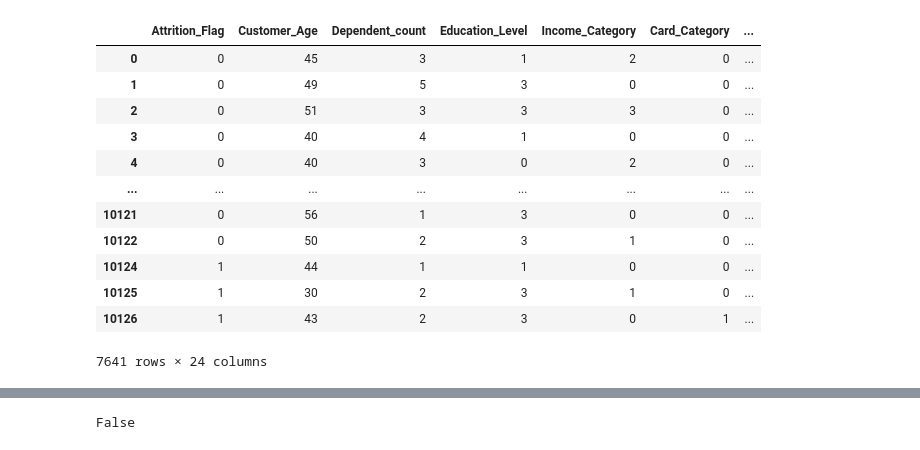
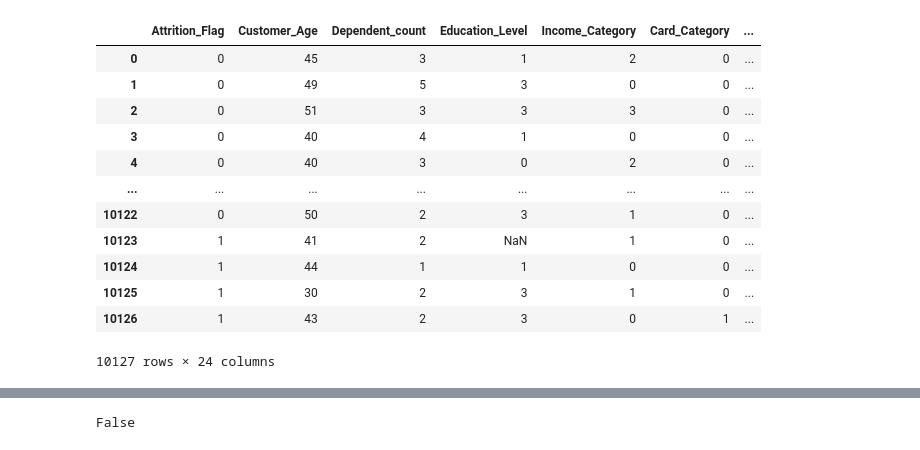
Before and after one commit to franciscoliu/Customer_churning, a Jupyter notebook: final_project.ipynb, the cells around one changed output, grey strips where cells are left out. Saved outputs shown, nothing was run; the diff lists cells and outputs as text; code cells hidden in the pictures.

```diff
--- a/final_project.ipynb
+++ b/final_project.ipynb
@@ -15,46 +64,45 @@ from sklearn.ensemble import BaggingClassifier, RandomForestClassifier, AdaBoost
 # %%
-bank_data = pd.read_csv("BankChurners.csv").drop(columns = ['CLIENTNUM'])
+bank_data2 = bank_data
 
 #Transfer card category to integers, because there is a hierarical relationship
 card_cate_map = {'Blue': 0, 'Silver': 1, 'Gold':2, 'Platinum': 3}
-for i in range(len(bank_data['Card_Category'])):
+for i in range(len(bank_data2['Card_Category'])):
     for j in card_cate_map:
-        if bank_data['Card_Category'][i] == j:
-            bank_data.at[i, 'Card_Category'] = card_cate_map[j]
+        if bank_data2['Card_Category'][i] == j:
+            bank_data2.at[i, 'Card_Category'] = card_cate_map[j]
 
 #Transfer education category to integers, because there is a hierarical relationship
-education_cate_map = {'Unknown':None,'Uneducated':0,'High School':1,'College':2,'Graduate':3,'Post-Graduate':4, 'Doctorate':5 }
-for i in range(len(bank_data['Education_Level'])):
+education_cate_map = {'Unknown':np.nan,'Uneducated':0,'High School':1,'College':2,'Graduate':3,'Post-Graduate':4, 'Doctorate':5 }
+for i in range(len(bank_data2['Education_Level'])):
     for j in education_cate_map:
-        if bank_data['Education_Level'][i] == j:
-            bank_data.at[i, 'Education_Level'] = education_cate_map[j]
+        if bank_data2['Education_Level'][i] == j:
+            bank_data2.at[i, 'Education_Level'] = education_cate_map[j]
 
-income_cate_map = {'Unknown': None, 'Less than $40K': 0, '$40K - $60K': 1, '$60K - $80K': 2, '$80K - $120K':3, '$120K +': 4}
-for i in range(len(bank_data['Income_Category'])):
+income_cate_map = {'Unknown': np.nan, 'Less than $40K': 0, '$40K - $60K': 1, '$60K - $80K': 2, '$80K - $120K':3, '$120K +': 4}
+for i in range(len(bank_data2['Income_Category'])):
     for j in income_cate_map:
-        if bank_data['Income_Category'][i] == j:
-            bank_data.at[i, 'Income_Category'] = income_cate_map[j]
+        if bank_data2['Income_Category'][i] == j:
+            bank_data2.at[i, 'Income_Category'] = income_cate_map[j]
 
 attrition_flag_map = {'Existing Customer': 0, 'Attrited Customer': 1}
-for i in range(len(bank_data['Attrition_Flag'])):
+for i in range(len(bank_data2['Attrition_Flag'])):
     for j in attrition_flag_map:
-        if bank_data['Attrition_Flag'][i] == j:
-            bank_data.at[i, 'Attrition_Flag'] = attrition_flag_map[j]
+        if bank_data2['Attrition_Flag'][i] == j:
+            bank_data2.at[i, 'Attrition_Flag'] = attrition_flag_map[j]
 
-data = pd.get_dummies(bank_data, columns = ['Gender','Marital_Status'])
-data = data.dropna()
-data
+data_pd = pd.get_dummies(bank_data2, columns = ['Gender','Marital_Status'])
+data_pd
 # %% [output]
 |  | Attrition_Flag | Customer_Age | Dependent_count | Education_Level | Income_Category | Card_Category | ... |
 | 0 | 0 | 45 | 3 | 1 | 2 | 0 | ... |
 | 1 | 0 | 49 | 5 | 3 | 0 | 0 | ... |
 | 2 | 0 | 51 | 3 | 3 | 3 | 0 | ... |
 | 3 | 0 | 40 | 4 | 1 | 0 | 0 | ... |
 | 4 | 0 | 40 | 3 | 0 | 2 | 0 | ... |
 | ... | ... | ... | ... | ... | ... | ... | ... |
-| 10121 | 0 | 56 | 1 | 3 | 0 | 0 | ... |
 | 10122 | 0 | 50 | 2 | 3 | 1 | 0 | ... |
+| 10123 | 1 | 41 | 2 | NaN | 1 | 0 | ... |
 | 10124 | 1 | 44 | 1 | 1 | 0 | 0 | ... |
 | 10125 | 1 | 30 | 2 | 3 | 1 | 0 | ... |
 | 10126 | 1 | 43 | 2 | 3 | 0 | 1 | ... |
-7641 rows × 24 columns
+10127 rows × 24 columns
```
Also changed, not shown: parts of 8 cells of this notebook.
